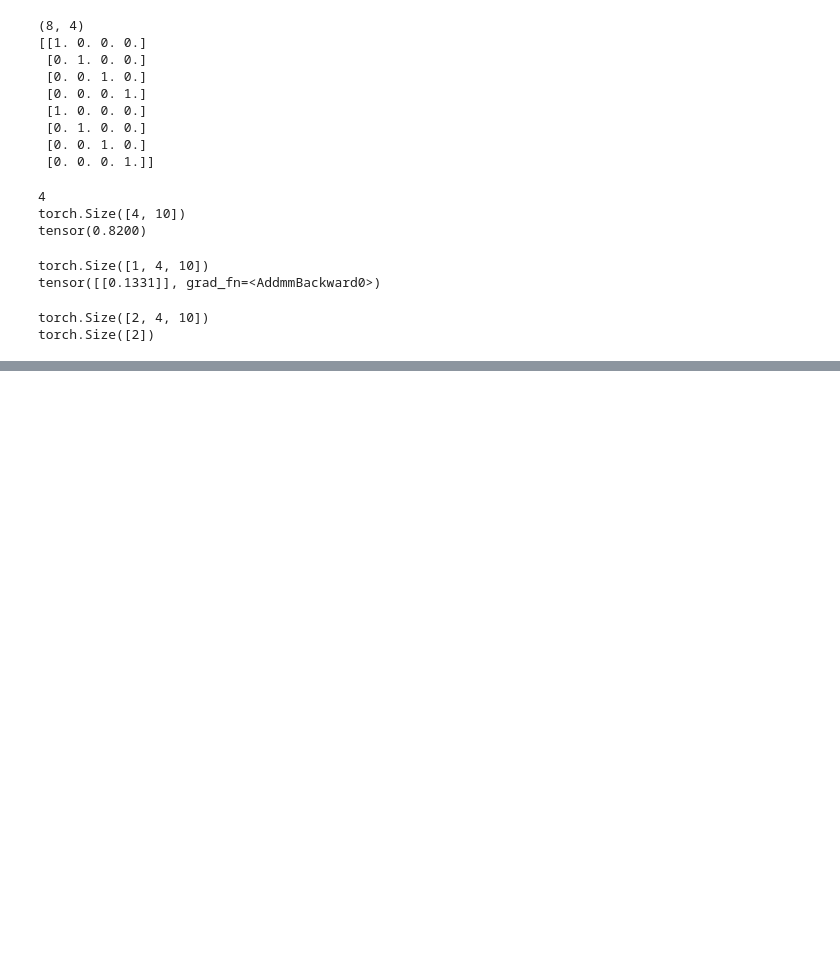
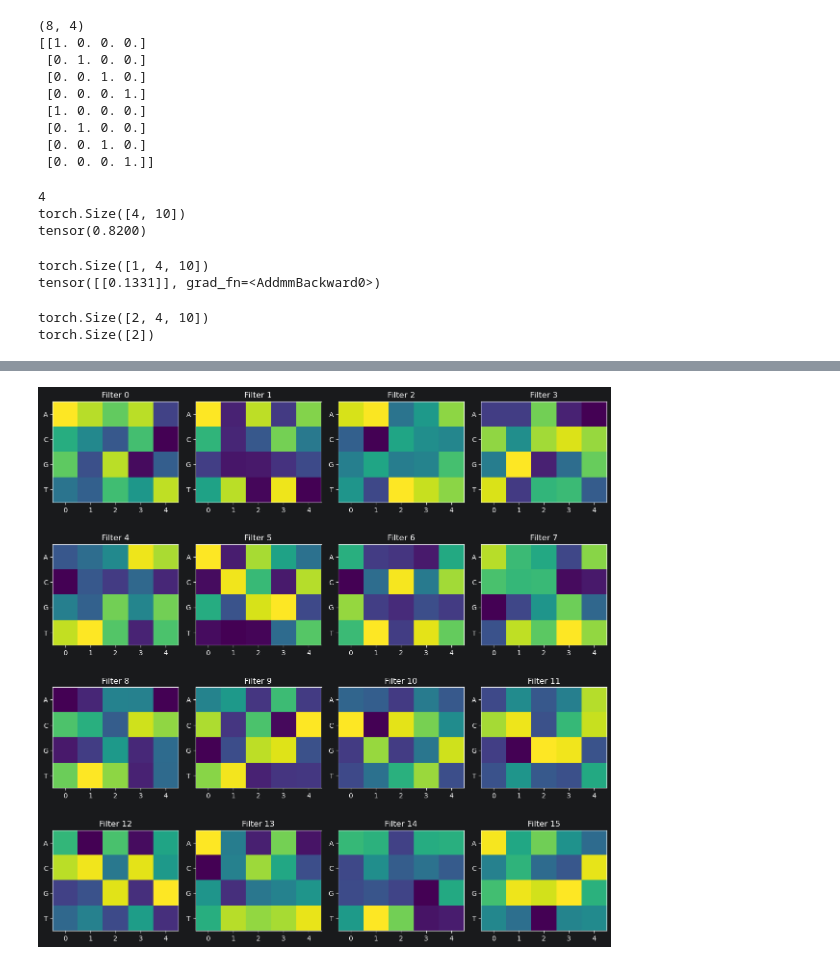
Before and after one commit to huntersair/chromatintune, a Jupyter notebook: notebooks/testing.ipynb, the cells around one changed output, grey strips where cells are left out. Drawn from its saved outputs; the diff is of its cells as text; code cells hidden in the pictures; blank space fills up the shorter version.

```diff
--- a/notebooks/testing.ipynb
+++ b/notebooks/testing.ipynb
@@ -74,0 +191,31 @@ torch.Size([2])
+# %%
+filters_np = (
+    model.conv1.weight
+    .detach()
+    .cpu()
+    .numpy()
+)
+
+fig, axes = plt.subplots(
+    4,
+    4,
+    figsize=(12, 12)
+)
+
+for i, ax in enumerate(axes.flat):
+
+    ax.imshow(filters_np[i])
+
+    ax.set_title(f"Filter {i}")
+
+    ax.set_yticks([0, 1, 2, 3])
+
+    ax.set_yticklabels(
+        ["A", "C", "G", "T"]
+    )
+
+plt.tight_layout()
+
+plt.show()
+# %% [output]
+[figure, added]
```
Also changed, not shown: parts of 14 cells of this notebook, 4 other files.
